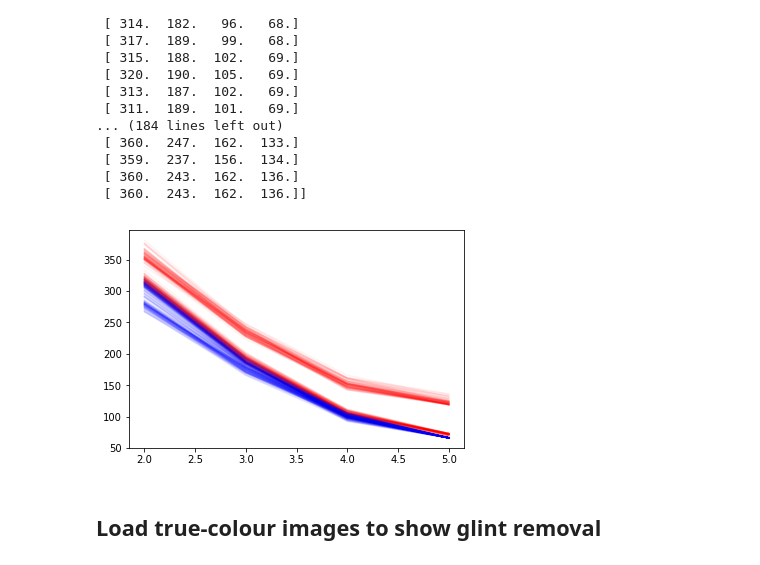
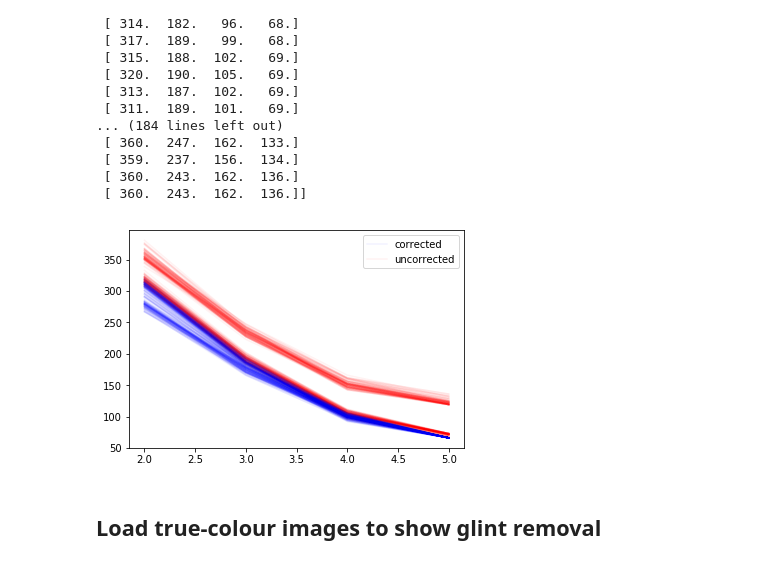
Before and after one commit to taslandcover/dea-notebooks, a Jupyter notebook: Glint/Hedley_2005_glint_correction.ipynb, the cells around one changed output. Cells and saved outputs as stored; diff of their text form; code cells hidden in the pictures.

```diff
--- a/Glint/Hedley_2005_glint_correction.ipynb
+++ b/Glint/Hedley_2005_glint_correction.ipynb
@@ -627,12 +694,14 @@ print (minmax_uncorr)
  [ 360.  243.  162.  136.]
  [ 360.  243.  162.  136.]]
 # %%
-#Plot both the uncorrected data (red) and the corrected data (black)
+# Plot both the uncorrected data (red) and the corrected data (blue)
+
 for i in range (200):
-    plt.plot(landsat_bands, (np.transpose(minmax_corr))[:,i], color = 'blue', alpha = 0.05)
-    plt.plot(landsat_bands, (np.transpose(minmax_uncorr))[:,i], color = 'red', alpha = 0.05)
+    plt.plot(landsat_bands, (np.transpose(minmax_corr))[:,i], color = 'blue', alpha = 0.05, label = "corrected")
+    plt.plot(landsat_bands, (np.transpose(minmax_uncorr))[:,i], color = 'red', alpha = 0.05, label = "uncorrected")
+    plt.legend()
 # %% [output]
-[figure, old version]
+[figure, new version]
 # %% [markdown]
 ## Load true-colour images to show glint removal
 # %% [markdown]
```
Also changed, not shown: parts of 24 cells of this notebook.
